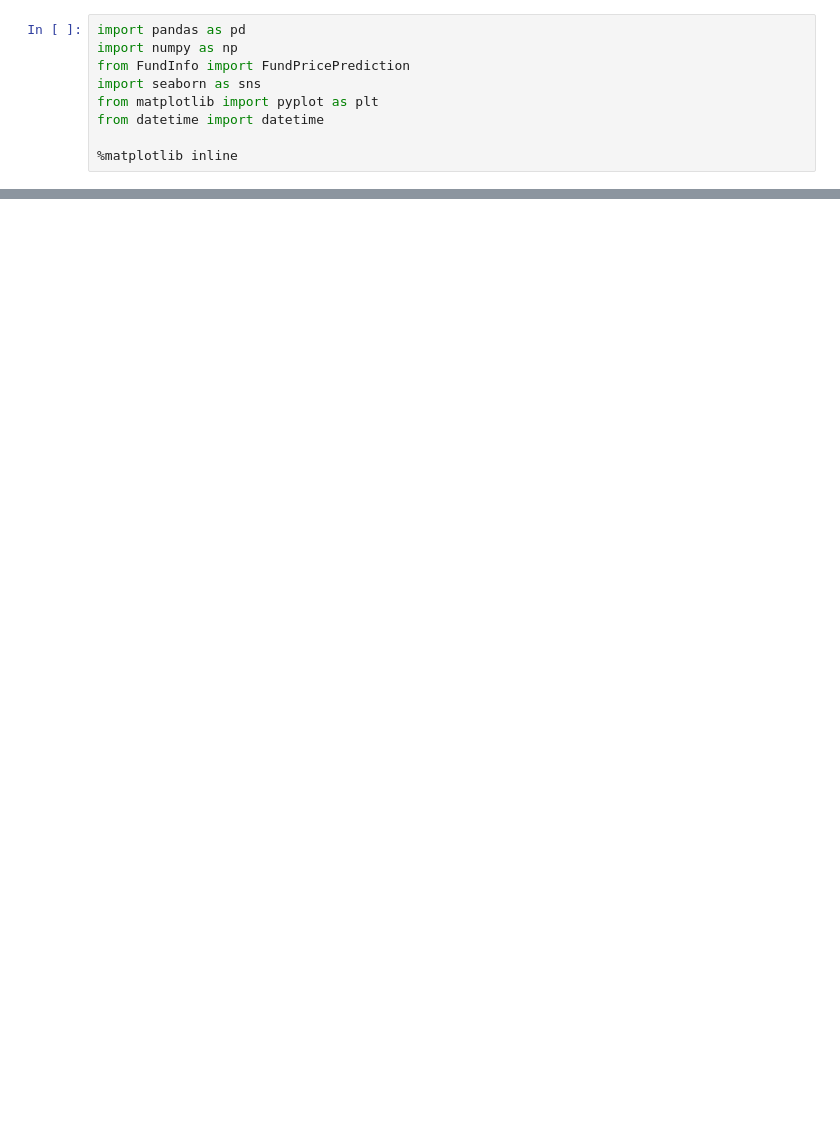
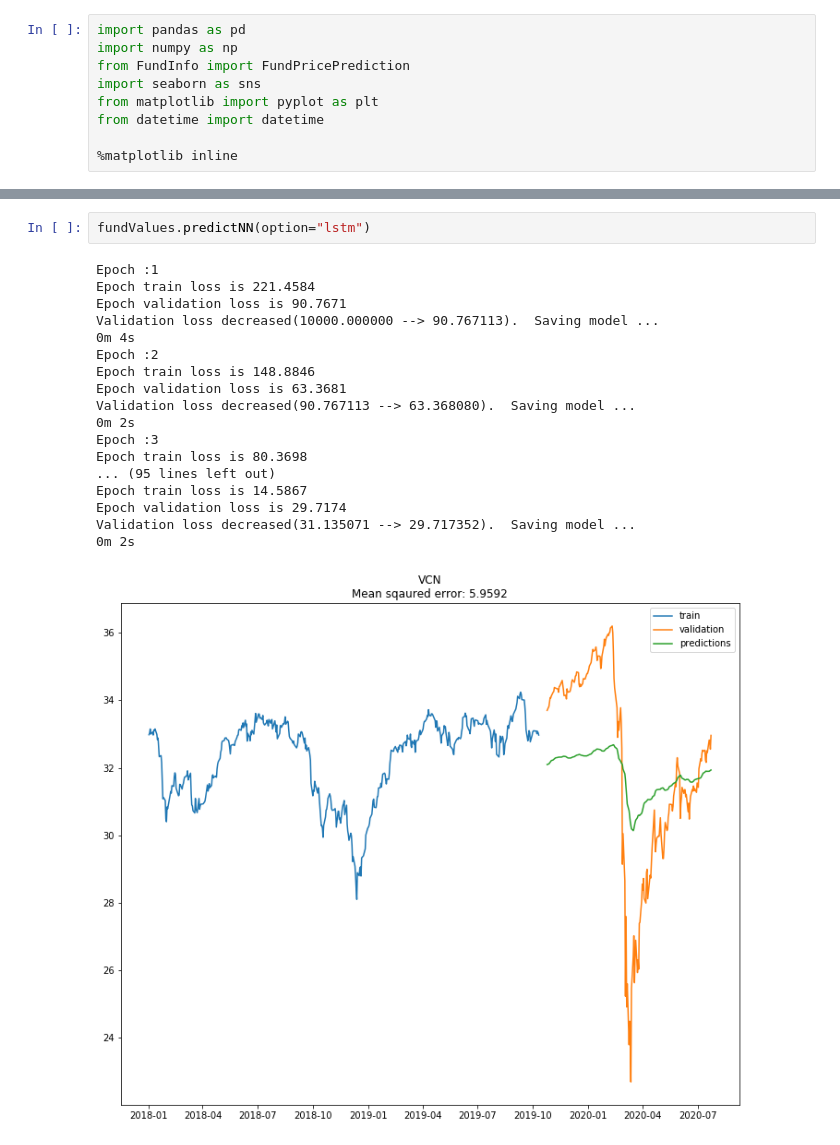
Before and after one commit to rajayalamanchili/etfanalysis, a Jupyter notebook: ETF_price_prediction.ipynb, the cells around one changed output, grey strips where cells are left out. Drawn from its saved outputs; the diff is of its cells as text; blank space fills up the shorter version.

Commit message:
added nn prediction functionality

```diff
--- a/ETF_price_prediction.ipynb
+++ b/ETF_price_prediction.ipynb
@@ -38,0 +56,21 @@ NameError: name 'fundValues' is not defined
+# %%
+fundValues.predictNN(option="lstm")
+# %% [output]
+Epoch :1
+Epoch train loss is 221.4584
+Epoch validation loss is 90.7671
+Validation loss decreased(10000.000000 --> 90.767113).  Saving model ...
+0m 4s
+Epoch :2
+Epoch train loss is 148.8846
+Epoch validation loss is 63.3681
+Validation loss decreased(90.767113 --> 63.368080).  Saving model ...
+0m 2s
+Epoch :3
+Epoch train loss is 80.3698
+... (95 lines left out)
+Epoch train loss is 14.5867
+Epoch validation loss is 29.7174
+Validation loss decreased(31.135071 --> 29.717352).  Saving model ...
+0m 2s
+[figure, added]
```
Also changed, not shown: parts of 5 cells of this notebook, 3 other files.
